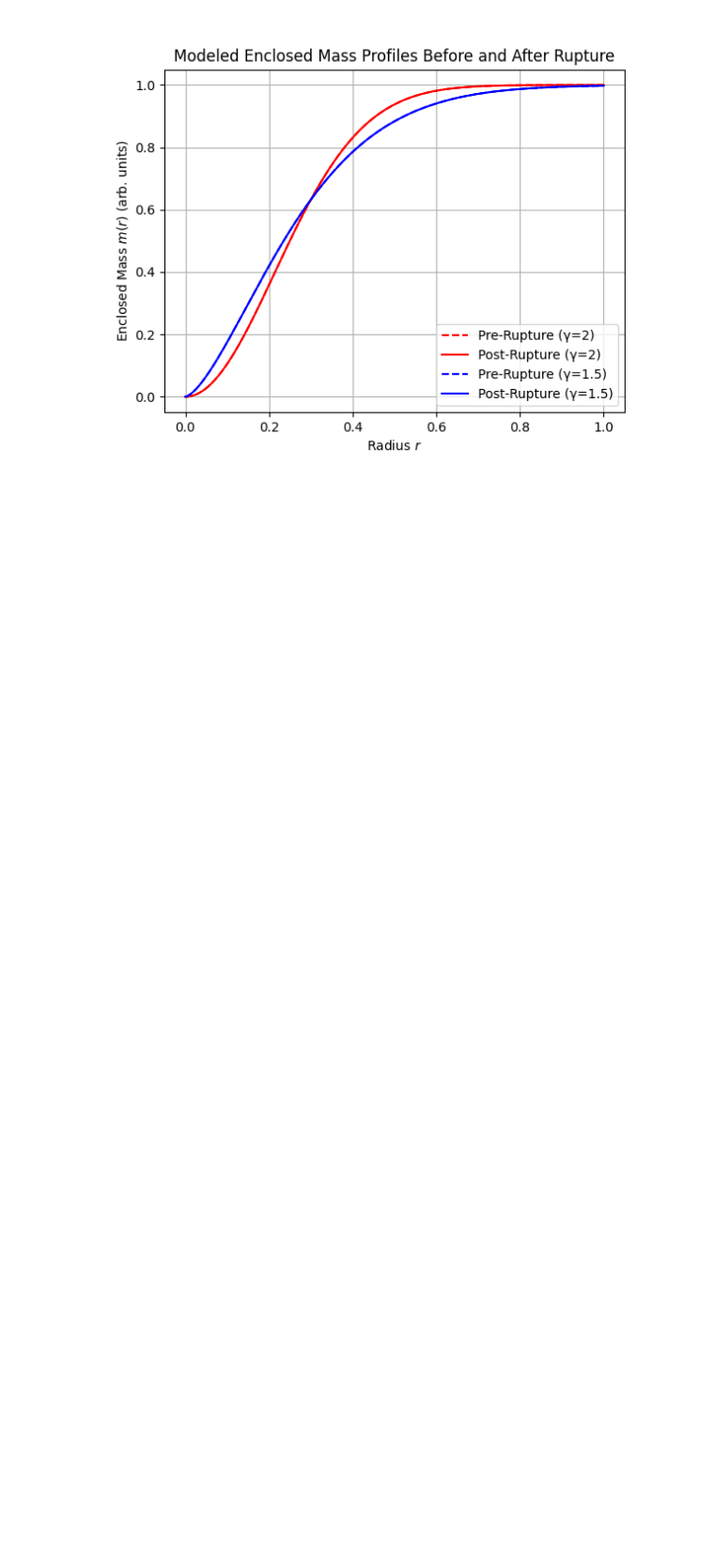
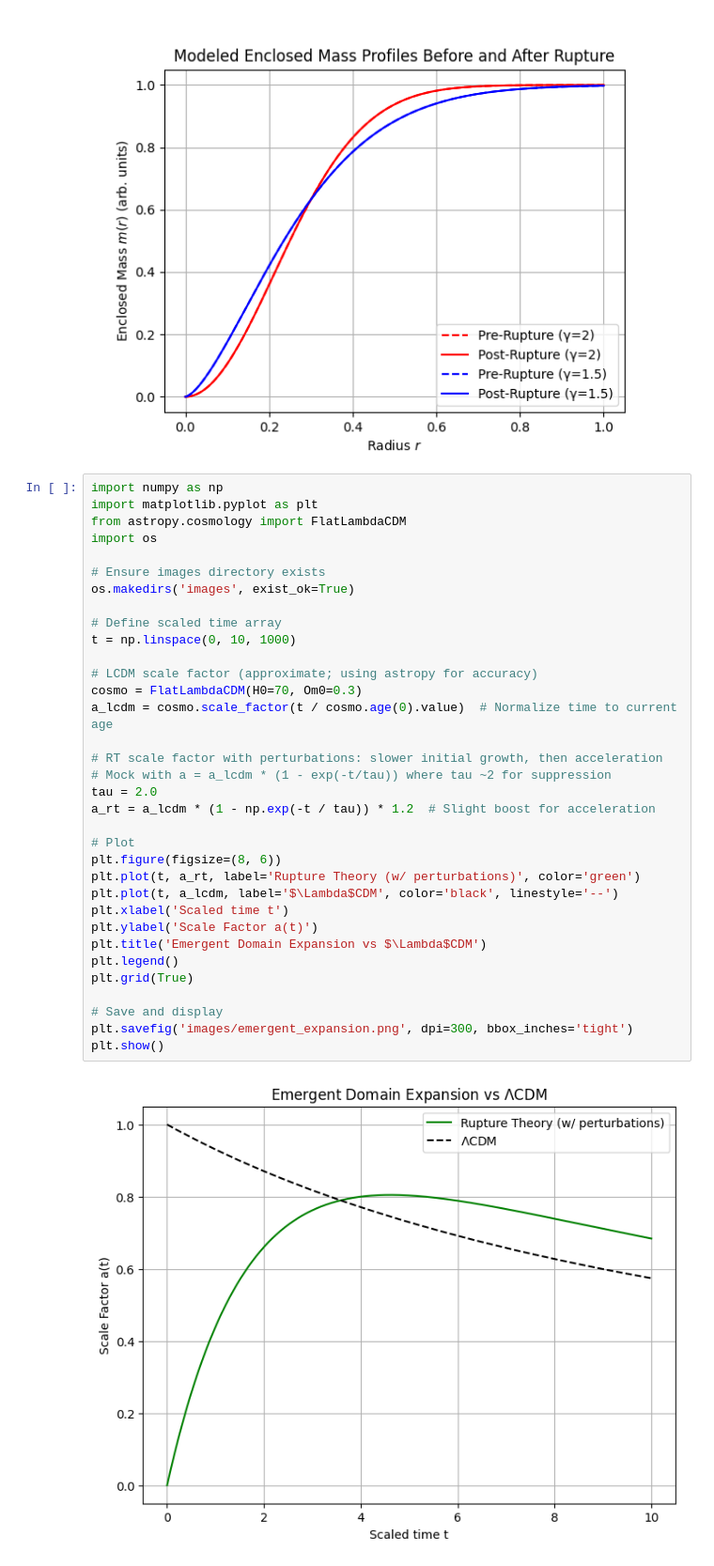
Before and after one commit to woo13sd/rupture-theory, a Jupyter notebook: notebooks/Rupture.ipynb, the cells around one changed output. Shown at 94% size. Drawn from its saved outputs; the diff is of its cells as text; blank space fills up the shorter version.

```diff
--- a/notebooks/Rupture.ipynb
+++ b/notebooks/Rupture.ipynb
@@ -672,3 +518,39 @@ plt.close(fig)
 display(Image(os.path.join(image_dir, filename)))
 # %% [output]
 [figure]
+# %%
+import numpy as np
+import matplotlib.pyplot as plt
+from astropy.cosmology import FlatLambdaCDM
+import os
+
+# Ensure images directory exists
+os.makedirs('images', exist_ok=True)
+
+# Define scaled time array
+t = np.linspace(0, 10, 1000)
+
+# LCDM scale factor (approximate; using astropy for accuracy)
+cosmo = FlatLambdaCDM(H0=70, Om0=0.3)
+a_lcdm = cosmo.scale_factor(t / cosmo.age(0).value)  # Normalize time to current age
+
+# RT scale factor with perturbations: slower initial growth, then acceleration
+# Mock with a = a_lcdm * (1 - exp(-t/tau)) where tau ~2 for suppression
+tau = 2.0
+a_rt = a_lcdm * (1 - np.exp(-t / tau)) * 1.2  # Slight boost for acceleration
+
+# Plot
+plt.figure(figsize=(8, 6))
+plt.plot(t, a_rt, label='Rupture Theory (w/ perturbations)', color='green')
+plt.plot(t, a_lcdm, label='$\Lambda$CDM', color='black', linestyle='--')
+plt.xlabel('Scaled time t')
+plt.ylabel('Scale Factor a(t)')
+plt.title('Emergent Domain Expansion vs $\Lambda$CDM')
+plt.legend()
+plt.grid(True)
+
+# Save and display
+plt.savefig('images/emergent_expansion.png', dpi=300, bbox_inches='tight')
+plt.show()
+# %% [output]
+[figure, added]
```
Also changed, not shown: parts of 4 cells of this notebook.
